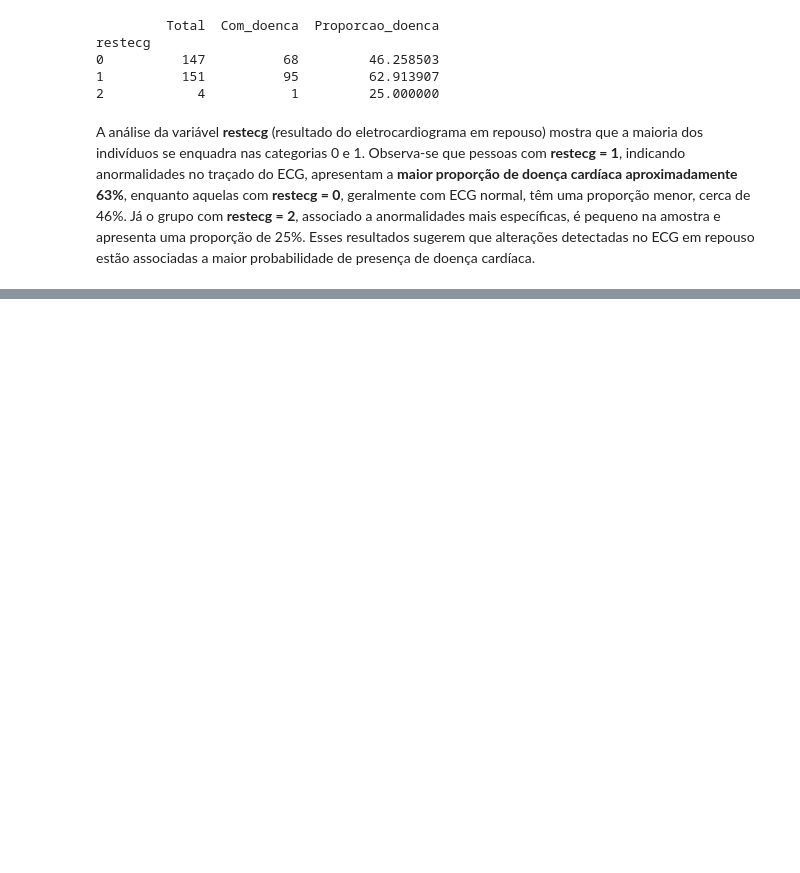
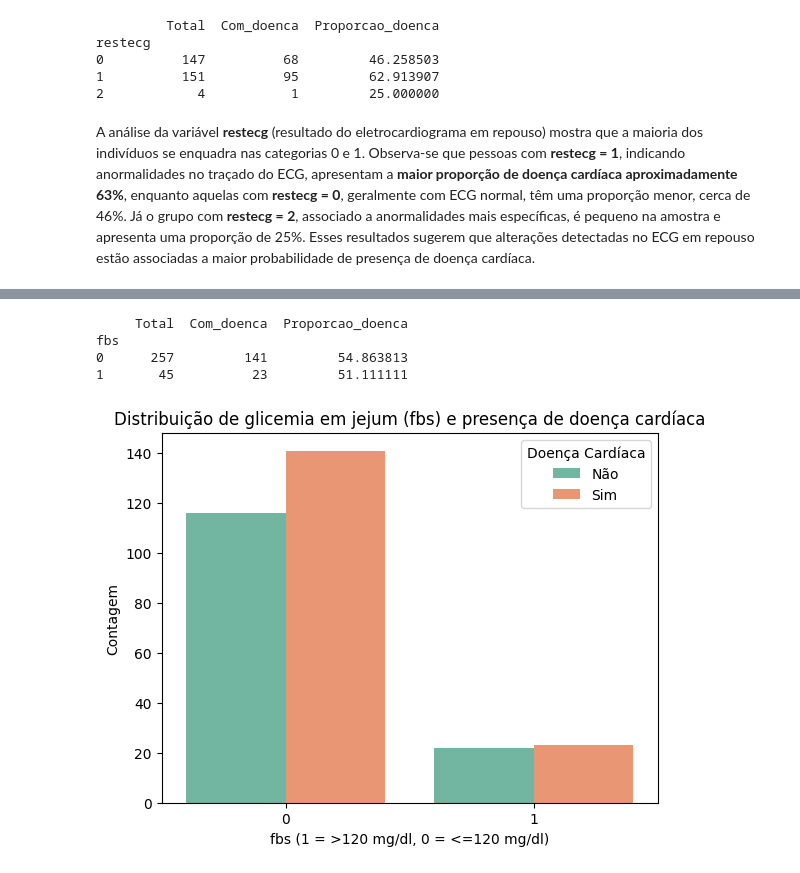
Before and after one commit to Igor-Roberto-Alves/Machine-Learning-1-Project-, a Jupyter notebook: analise_exploratoria_heart.ipynb, the cells around one changed output, grey strips where cells are left out. Cells and saved outputs as stored; diff of their text form; code cells hidden in the pictures; blank space fills up the shorter version.

```diff
--- a/analise_exploratoria_heart.ipynb
+++ b/analise_exploratoria_heart.ipynb
@@ -729,0 +770,24 @@ thal
+# %%
+import pandas as pd
+import seaborn as sns
+import matplotlib.pyplot as plt
+
+# Tabela de frequência e proporção
+tabela_fbs = df.groupby('fbs')['target'].agg(['count', 'sum'])
+tabela_fbs.columns = ['Total', 'Com_doenca']
+tabela_fbs['Proporcao_doenca'] = (tabela_fbs['Com_doenca'] / tabela_fbs['Total']) * 100
+print(tabela_fbs)
+
+# Gráfico
+sns.countplot(x='fbs', hue='target', data=df, palette='Set2')
+plt.title('Distribuição de glicemia em jejum (fbs) e presença de doença cardíaca')
+plt.xlabel('fbs (1 = >120 mg/dl, 0 = <=120 mg/dl)')
+plt.ylabel('Contagem')
+plt.legend(title='Doença Cardíaca', labels=['Não', 'Sim'])
+plt.show()
+# %% [output]
+     Total  Com_doenca  Proporcao_doenca
+fbs
+0      257         141         54.863813
+1       45          23         51.111111
+[figure, added]
```
Also changed, not shown: parts of 12 cells of this notebook.
